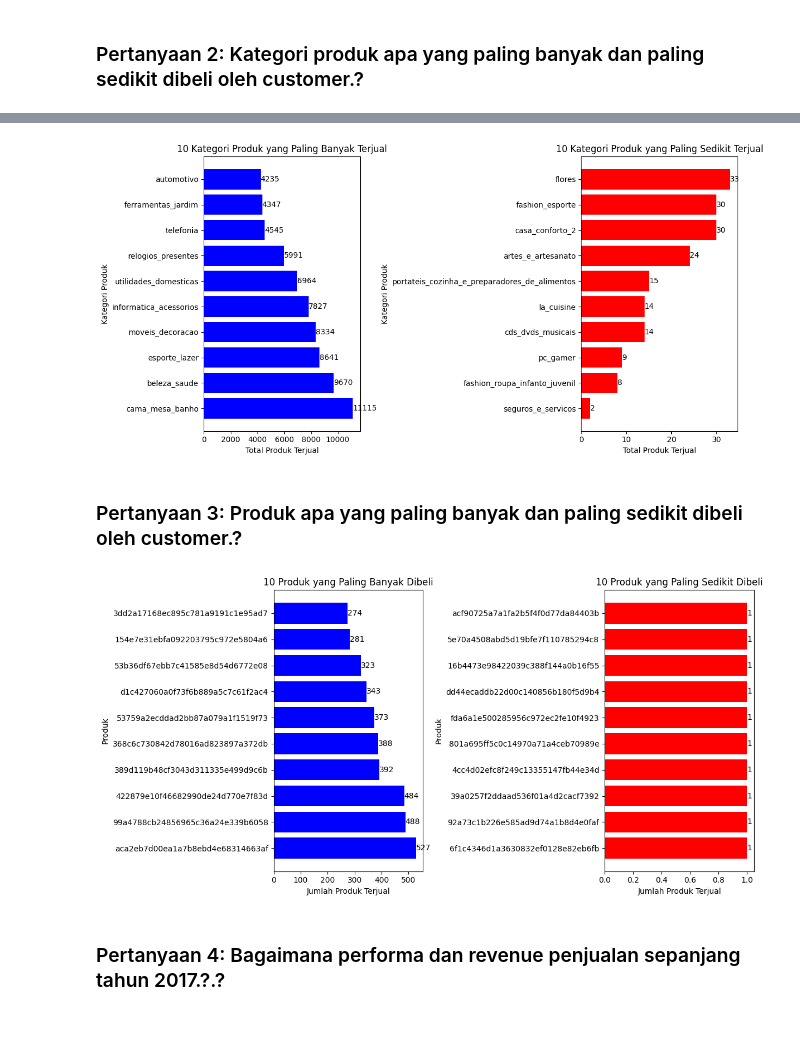
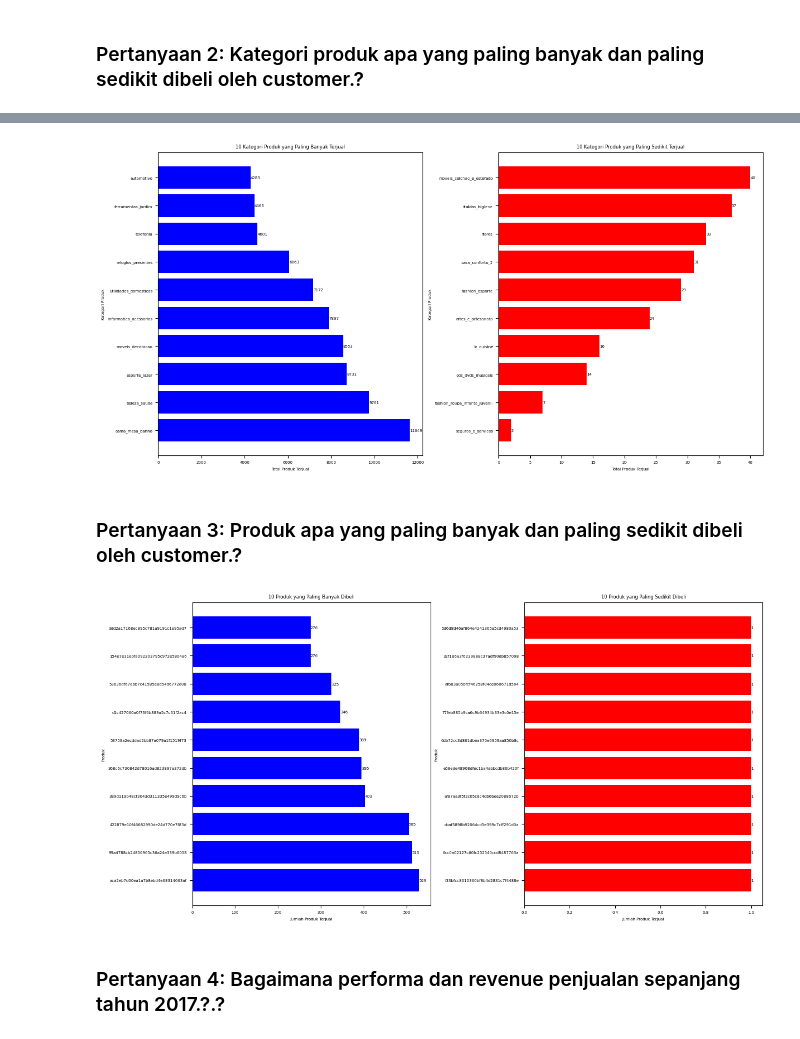
Before and after one commit to RiyZ411/Proyek-Analisis-Data-LaskarAI, a Jupyter notebook: notebook.ipynb, the cells around one changed output, grey strips where cells are left out. Saved outputs shown, nothing was run; the diff lists cells and outputs as text; code cells hidden in the pictures.

```diff
--- a/notebook.ipynb
+++ b/notebook.ipynb
@@ -563,0 +393,8 @@ memory usage: 6.6+ MB
+# %%
+df_all= pd.merge(left=df_orders_dataset, right=df_customers_dataset, on="customer_id")
+df_all = pd.merge(left=df_all, right=df_order_items_dataset, on="order_id")
+df_all = pd.merge(left=df_all, right=df_order_payments_dataset, how="inner", on="order_id")
+df_all = pd.merge(left=df_all, right=df_products_dataset, on="product_id")
+df_all = pd.merge(left=df_all, right=df_sellers_dataset, on="seller_id")
+df_all = pd.merge(left=df_all, right=df_product_category_name_translation, on="product_category_name")
+df_all
@@ -738,7 +946,7 @@ df_sellers_dataset.describe(include="all")
 # %% [markdown]
 #### Berdasarkan Kota
 # %%
-city = df_customers_dataset['customer_city'].value_counts().head(10)
+city = df_all['customer_city'].value_counts().head(10)
 
 # Membuat bar plot menggunakan seaborn
 plt.figure(figsize=(12, 8))
@@ -757,7 +965,7 @@ Passing `palette` without assigning `hue` is deprecated and will be removed in v
 # %% [markdown]
 #### Berdasarkan Negara Bagian
 # %%
-state = df_customers_dataset['customer_state'].value_counts().head(10)
+state = df_all['customer_state'].value_counts().head(10)
 
 # Membuat bar plot menggunakan seaborn
 plt.figure(figsize=(12, 8))
@@ -796,6 +986,6 @@ df_merged_category
 # %%
 # Menghitung jumlah produk per kategori
-kategori_counts = df_merged_category['product_category_name'].value_counts()
+kategori_counts = df_all['product_category_name'].value_counts()
 
 # Mengambil 10 kategori produk yang paling banyak
 top_10 = kategori_counts.head(10)
@@ -825,41 +1015,41 @@ plt.ylabel('Kategori Produk')
 plt.tight_layout()
 plt.show()
 # %% [output]
-[figure, old version]
+[figure, new version]
 # %% [markdown]
 ### Pertanyaan 3: Produk apa yang paling banyak dan paling sedikit dibeli oleh customer.?
 # %%
 # Menghitung jumlah setiap produk
-product_counts = df_merged_category['product_id'].value_counts()
+product_counts = df_all['product_id'].value_counts()
 
 # Mengambil 10 produk yang paling banyak
 top_10 = product_counts.head(10)
 
 # Mengambil 10 produk yang paling sedikit
 bottom_10 = product_counts.tail(10).sort_values(ascending=True)
 
 # Membuat plot untuk 10 produk yang paling banyak
 plt.figure(figsize=(12, 6))
 plt.subplot(1, 2, 1)  # Membuat 2 subplot, ini adalah subplot pertama
 plt.barh(top_10.index, top_10.values, color='blue')
 for i in range(len(top_10)):
     plt.text(top_10.values[i], i, top_10.values[i], color='black', ha='left', va='center')
 plt.title('10 Produk yang Paling Banyak Dibeli')
 plt.xlabel('Jumlah Produk Terjual')
 plt.ylabel('Produk')
 
 # Membuat plot untuk 10 produk yang paling sedikit
 plt.subplot(1, 2, 2)  # Ini adalah subplot kedua
 plt.barh(bottom_10.index, bottom_10.values, color='red')
 for i in range(len(bottom_10)):
     plt.text(bottom_10.values[i], i, bottom_10.values[i], color='black', ha='left', va='center')
 plt.title('10 Produk yang Paling Sedikit Dibeli')
 plt.xlabel('Jumlah Produk Terjual')
 plt.ylabel('Produk')
 
 plt.tight_layout()
 plt.show()
 # %% [output]
-[figure, old version]
+[figure, new version]
 # %% [markdown]
 ### Pertanyaan 4: Bagaimana performa dan revenue penjualan sepanjang tahun 2017.?.?
```
Also changed, not shown: parts of 92 cells of this notebook, 2 other files.
